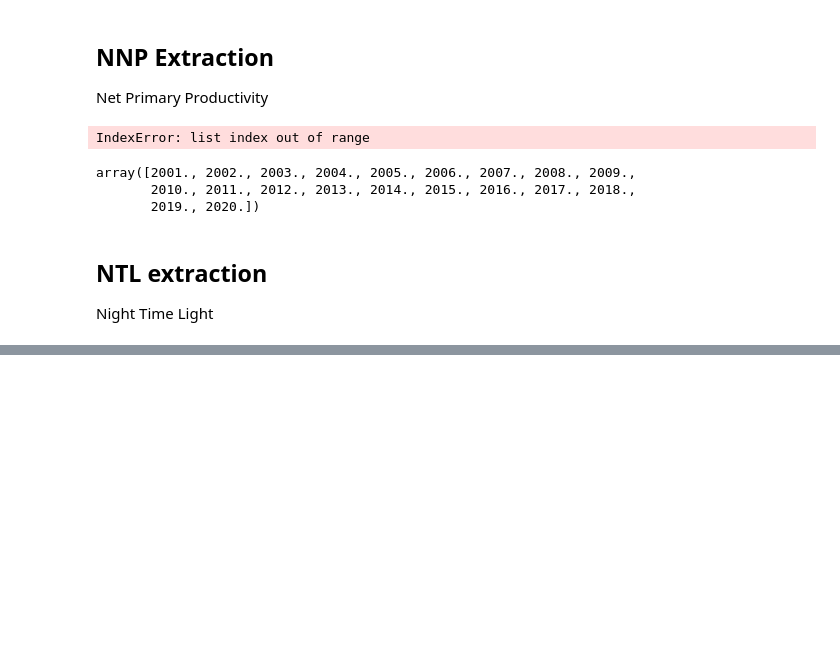
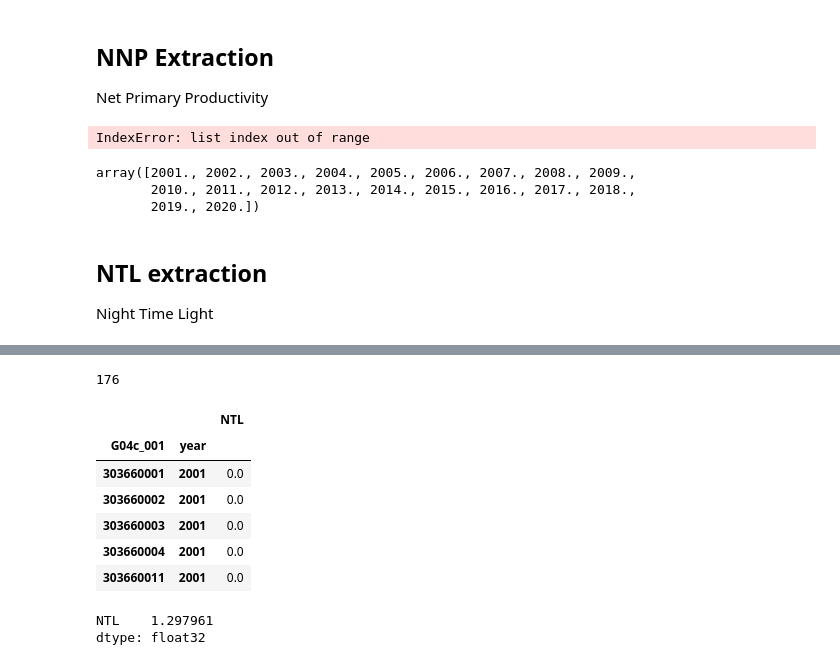
Before and after one commit to MichaelChaoLi-cpu/JapanPop, a Jupyter notebook: 01_PyCode/25_DW_NppNtlPrecipitationTemperature_v1.ipynb, the cells around one changed output, grey strips where cells are left out. Saved outputs shown, nothing was run; the diff lists cells and outputs as text; code cells hidden in the pictures; blank space fills up the shorter version.

```diff
--- a/01_PyCode/25_DW_NppNtlPrecipitationTemperature_v1.ipynb
+++ b/01_PyCode/25_DW_NppNtlPrecipitationTemperature_v1.ipynb
@@ -171,0 +174,2 @@ coords_extration['NTL_'+str(year)] = valueArray
+# %%
+ntlResult_2001 = ntlExtraction(int(2001), aimFolder, coords_extration)
@@ -171,0 +242,26 @@ coords_extration['NTL_'+str(year)] = valueArray
+# %%
+ntlResult_2001.columns = ['G04c_001', 'NTL', 'year']
+ntlResult_2002.columns = ['G04c_001', 'NTL', 'year']
+ntlResult_2003.columns = ['G04c_001', 'NTL', 'year']
+ntlResult_2004.columns = ['G04c_001', 'NTL', 'year']
+ntlResult_2005.columns = ['G04c_001', 'NTL', 'year']
+ntlResult_2006.columns = ['G04c_001', 'NTL', 'year']
+ntlResult_2007.columns = ['G04c_001', 'NTL', 'year']
+ntlResult_2008.columns = ['G04c_001', 'NTL', 'year']
+ntlResult_2009.columns = ['G04c_001', 'NTL', 'year']
+ntlResult_2010.columns = ['G04c_001', 'NTL', 'year']
+ntlResult_2011.columns = ['G04c_001', 'NTL', 'year']
+ntlResult_2012.columns = ['G04c_001', 'NTL', 'year']
+ntlResult_2013.columns = ['G04c_001', 'NTL', 'year']
+ntlResult_2014.columns = ['G04c_001', 'NTL', 'year']
+ntlResult_2015.columns = ['G04c_001', 'NTL', 'year']
+ntlResult_2016.columns = ['G04c_001', 'NTL', 'year']
+ntlResult_2017.columns = ['G04c_001', 'NTL', 'year']
+ntlResult_2018.columns = ['G04c_001', 'NTL', 'year']
+ntlResult_2019.columns = ['G04c_001', 'NTL', 'year']
+ntlResult_2020.columns = ['G04c_001', 'NTL', 'year']
+# %%
+ntlResult_2020.NTL[ntlResult_2020["NTL"]<0] = 0
+ntlResult_2020["NTL"].mean()
+ntlResult_2019.NTL[ntlResult_2019["NTL"]<0] = 0
+ntlResult_2019["NTL"].mean()
@@ -171,0 +320,49 @@ coords_extration['NTL_'+str(year)] = valueArray
+# %%
+longNtlDF = pd.concat(
+    [ntlResult_2001, ntlResult_2002, ntlResult_2003, ntlResult_2004, ntlResult_2005, ntlResult_2006, ntlResult_2007, ntlResult_2008,
+    ntlResult_2009, ntlResult_2010, ntlResult_2011, ntlResult_2012, ntlResult_2013, ntlResult_2014, ntlResult_2015, ntlResult_2016,
+    ntlResult_2017, ntlResult_2018, ntlResult_2019, ntlResult_2020]
+)
+# %%
+del ntlResult_2001
+del ntlResult_2002
+del ntlResult_2003
+del ntlResult_2004
+del ntlResult_2005
+del ntlResult_2006
+del ntlResult_2007
+del ntlResult_2008
+del ntlResult_2009
+del ntlResult_2010
+del ntlResult_2011
+del ntlResult_2012
+del ntlResult_2013
+del ntlResult_2014
+del ntlResult_2015
+del ntlResult_2016
+del ntlResult_2017
+del ntlResult_2018
+del ntlResult_2019
+del ntlResult_2020
+
+import gc
+gc.collect()
+# %% [output]
+176
+# %%
+longNtlDF = longNtlDF.set_index(['G04c_001','year'])
+longNtlDF.head()
+# %% [output]
+|  |  | NTL |
+| G04c_001 | year |  |
+| 303660001 | 2001 | 0.0 |
+| 303660002 | 2001 | 0.0 |
+| 303660003 | 2001 | 0.0 |
+| 303660004 | 2001 | 0.0 |
+| 303660011 | 2001 | 0.0 |
+# %%
+
+longNtlDF.mean()
+# %% [output]
+NTL    1.297961
+dtype: float32
```
Also changed, not shown: parts of 20 cells of this notebook.
